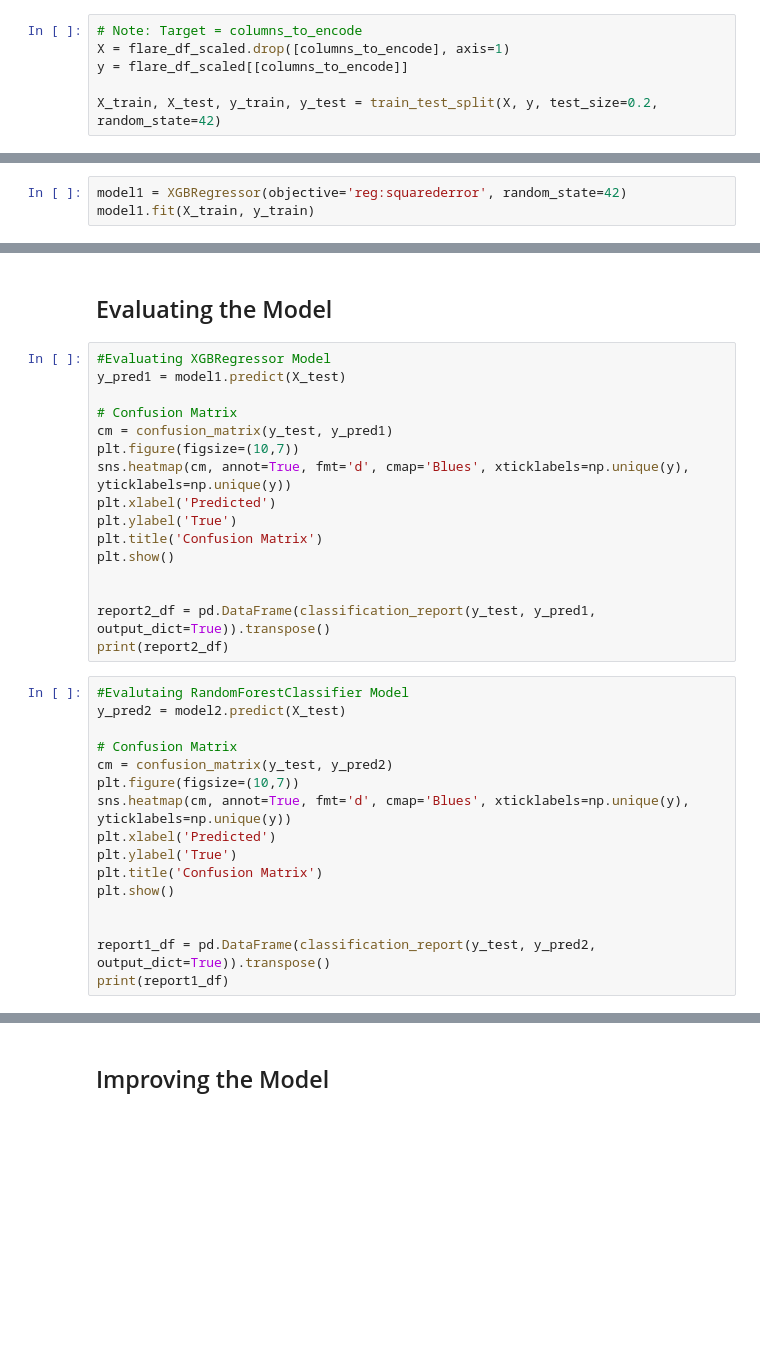
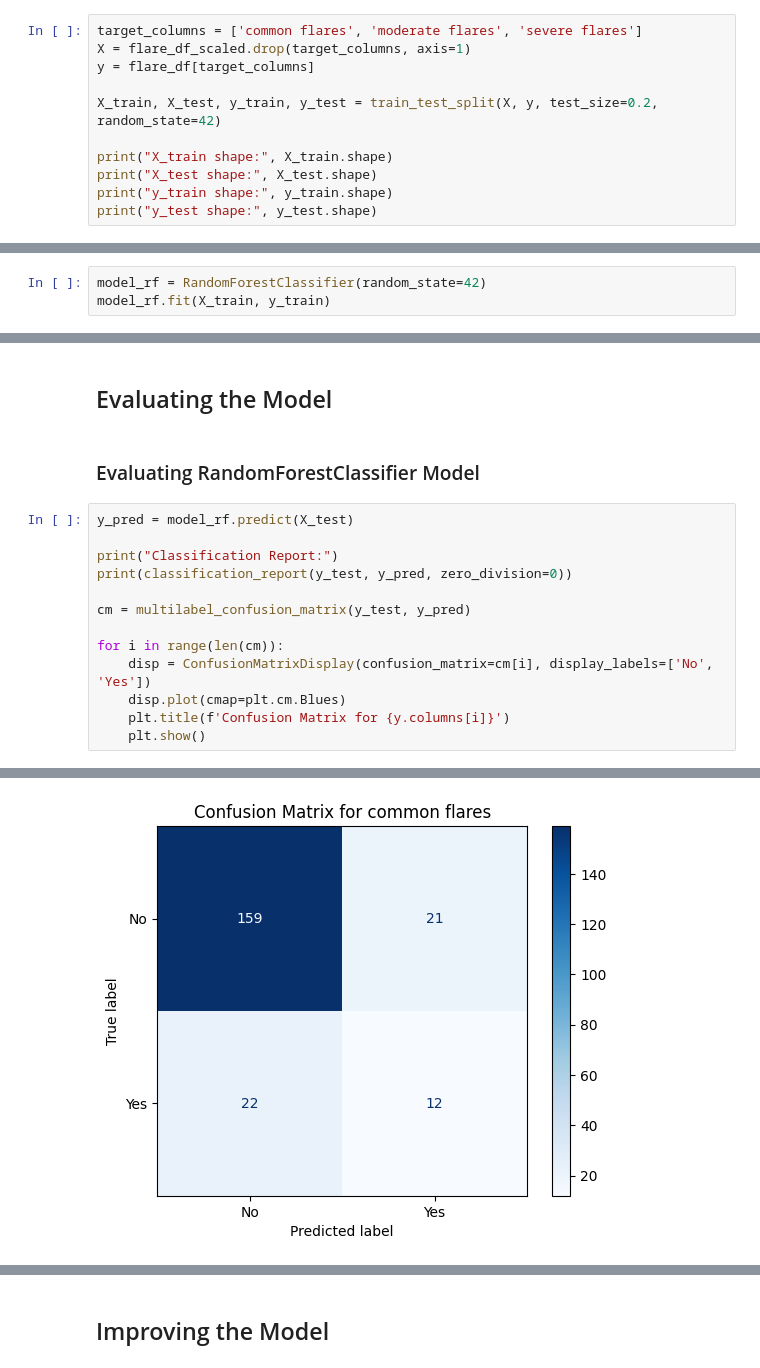
Before and after one commit to Ferrelofilo/TC5044.10_Equipo18, a Jupyter notebook: notebooks/Flare_EDA_Refactored_v1.ipynb, the cells around one changed output, grey strips where cells are left out. Saved outputs shown, nothing was run; the diff lists cells and outputs as text; blank space fills up the shorter version.

```diff
--- a/notebooks/Flare_EDA_Refactored_v1.ipynb
+++ b/notebooks/Flare_EDA_Refactored_v1.ipynb
@@ -92,9 +164,14 @@ flare_df_scaled = pd.DataFrame(flare_df_scaled_temp, columns=flare_df.columns)
 # %% [markdown]
 ## Splitting the Dataset
 # %%
-# Note: Target = columns_to_encode
-X = flare_df_scaled.drop([columns_to_encode], axis=1)
-y = flare_df_scaled[[columns_to_encode]]
+target_columns = ['common flares', 'moderate flares', 'severe flares']
+X = flare_df_scaled.drop(target_columns, axis=1)
+y = flare_df[target_columns]
 
 X_train, X_test, y_train, y_test = train_test_split(X, y, test_size=0.2, random_state=42)
+
+print("X_train shape:", X_train.shape)
+print("X_test shape:", X_test.shape)
+print("y_train shape:", y_train.shape)
+print("y_test shape:", y_test.shape)
 # %% [output]
@@ -104,3 +186,3 @@ KeyError: "[('modified Zurich class', 'largest spot size', 'spot distribution')]
 # %%
-model1 = XGBRegressor(objective='reg:squarederror', random_state=42)
-model1.fit(X_train, y_train)
+model_rf = RandomForestClassifier(random_state=42)
+model_rf.fit(X_train, y_train)
@@ -110,34 +204,18 @@ model2.fit(X_train, y_train)
 # %% [markdown]
 ## Evaluating the Model
-# %%
-#Evaluating XGBRegressor Model
-y_pred1 = model1.predict(X_test)
-
-# Confusion Matrix
-cm = confusion_matrix(y_test, y_pred1)
-plt.figure(figsize=(10,7))
-sns.heatmap(cm, annot=True, fmt='d', cmap='Blues', xticklabels=np.unique(y), yticklabels=np.unique(y))
-plt.xlabel('Predicted')
-plt.ylabel('True')
-plt.title('Confusion Matrix')
-plt.show()
-
-
-report2_df = pd.DataFrame(classification_report(y_test, y_pred1, output_dict=True)).transpose()
-print(report2_df)
-# %%
-#Evalutaing RandomForestClassifier Model
-y_pred2 = model2.predict(X_test)
-
-# Confusion Matrix
-cm = confusion_matrix(y_test, y_pred2)
-plt.figure(figsize=(10,7))
-sns.heatmap(cm, annot=True, fmt='d', cmap='Blues', xticklabels=np.unique(y), yticklabels=np.unique(y))
-plt.xlabel('Predicted')
-plt.ylabel('True')
-plt.title('Confusion Matrix')
-plt.show()
-
-
-report1_df = pd.DataFrame(classification_report(y_test, y_pred2, output_dict=True)).transpose()
-print(report1_df)
+# %% [markdown]
+### Evaluating RandomForestClassifier Model
+# %%
+y_pred = model_rf.predict(X_test)
+
+print("Classification Report:")
+print(classification_report(y_test, y_pred, zero_division=0))
+
+cm = multilabel_confusion_matrix(y_test, y_pred)
+
+for i in range(len(cm)):
+    disp = ConfusionMatrixDisplay(confusion_matrix=cm[i], display_labels=['No', 'Yes'])
+    disp.plot(cmap=plt.cm.Blues)
+    plt.title(f'Confusion Matrix for {y.columns[i]}')
+    plt.show()
+# %% [output]
@@ -143,0 +233 @@ print(report1_df)
+[figure, added]
```
Also changed, not shown: parts of 27 cells of this notebook.
